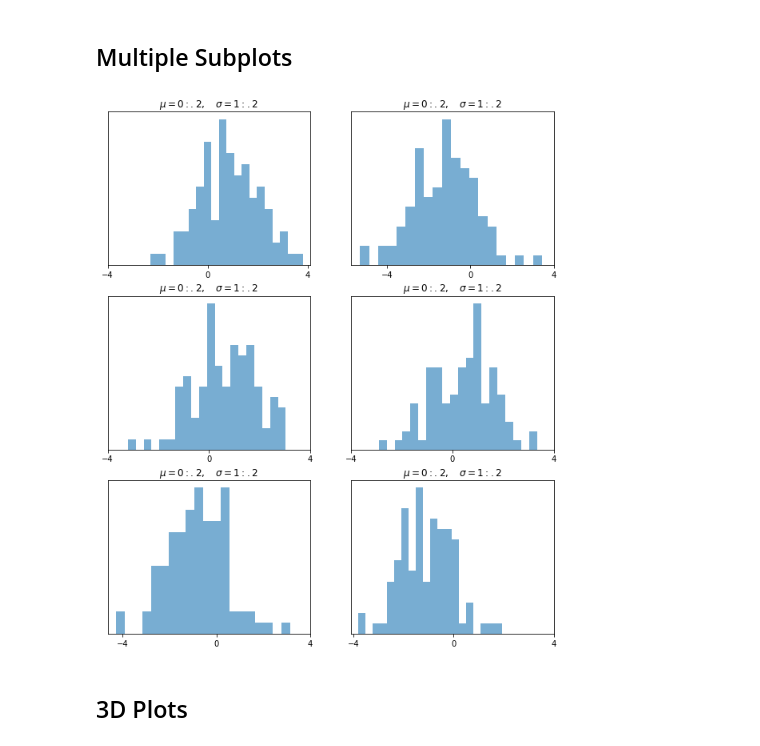
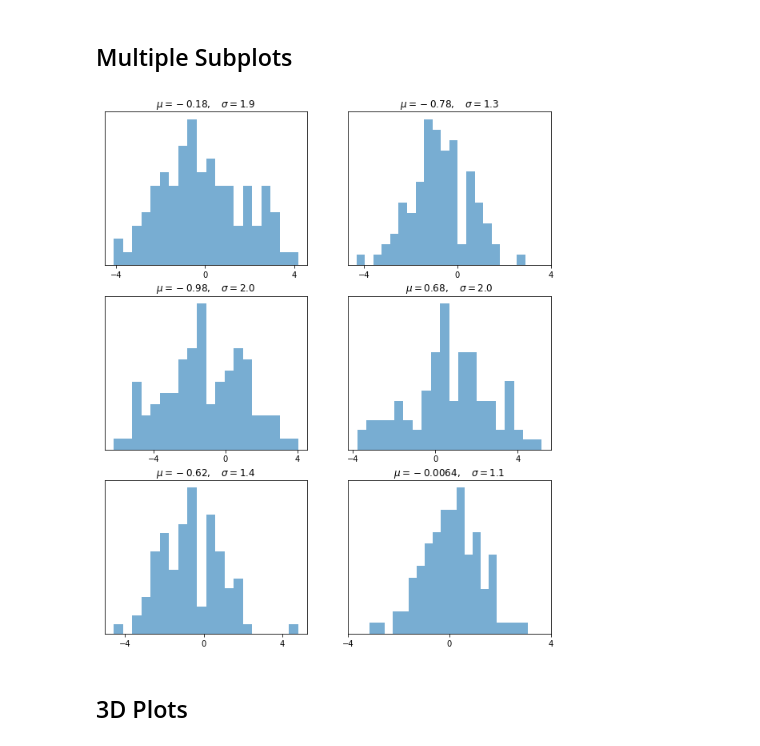
Before and after one commit to Akshaypakhle10/Python-for-Finance-and-DataScience, a Jupyter notebook: Matplotlib_Practice.ipynb, the cells around one changed output. Drawn from its saved outputs; the diff is of its cells as text; code cells hidden in the pictures.

```diff
--- a/Matplotlib_Practice.ipynb
+++ b/Matplotlib_Practice.ipynb
@@ -69,16 +69,16 @@ plt.show()
 # %%
 num_rows, num_cols = 3, 2
 fig, axes = plt.subplots(num_rows, num_cols, figsize=(10, 12))
 for i in range(num_rows):
     for j in range(num_cols):
         m, s = uniform(-1, 1), uniform(1, 2)
         x = norm.rvs(loc=m, scale=s, size=100)
         axes[i, j].hist(x, alpha=0.6, bins=20)
-        t = '$\mu = {%d:.2}, \quad \sigma = {%d:.2}$'%(m,s)
+        t = f'$\mu = {m:.2}, \quad \sigma = {s:.2}$'
         axes[i, j].set(title=t, xticks=[-4, 0, 4], yticks=[])
 plt.show()
 # %% [output]
-[figure, old version]
+[figure, new version]
 # %% [markdown]
 <h2> 3D Plots </h2>
 # %%
```
Also changed, not shown: parts of 1 cell of this notebook.
